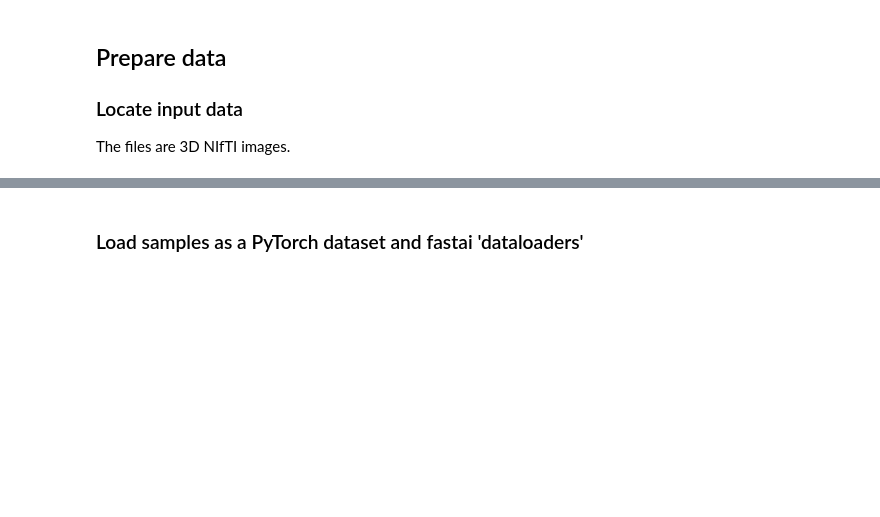
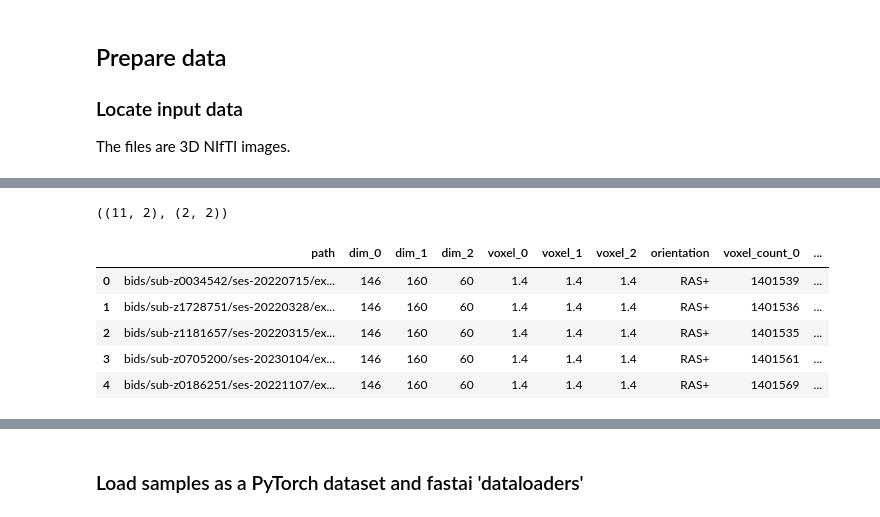
Before and after one commit to astewartau/prostate, a Jupyter notebook: prostate.ipynb, the cells around one changed output, grey strips where cells are left out. Cells and saved outputs as stored; diff of their text form; code cells hidden in the pictures; blank space fills up the shorter version.

```diff
--- a/prostate.ipynb
+++ b/prostate.ipynb
@@ -25,9 +16,9 @@ import fastMONAI.vision_all
 The files are 3D NIfTI images.
 # %%
 # Input data
-qsm_files = sorted(glob("data/bids/sub-*/ses-*/extra_data/*qsm.nii*"))
-seg_files = sorted(glob("data/bids/sub-*/ses-*/extra_data/*segmentation*clean_seeds.nii*"))
-t2s_files = sorted(glob("data/bids/sub-*/ses-*/extra_data/*t2starmap.nii*"))
-mag_files = sorted(glob("data/bids/sub-*/ses-*/extra_data/*magnitude_combined.nii*"))
+qsm_files = sorted(glob("bids/sub-*/ses-*/extra_data/*qsm.nii*"))
+seg_files = sorted(glob("bids/sub-*/ses-*/extra_data/*segmentation*clean_seeds.nii*"))
+t2s_files = sorted(glob("bids/sub-*/ses-*/extra_data/*t2starmap.nii*"))
+mag_files = sorted(glob("bids/sub-*/ses-*/extra_data/*magnitude_combined.nii*"))
 assert(len(qsm_files) == len(seg_files))
-print(f"{len(qsm_files)} NIfTI image sets found in data/bids (QSM, segmentations).")
+print(f"{len(qsm_files)} NIfTI image sets found in bids (QSM, segmentations).")
@@ -33,0 +27,3 @@ print(f"{len(qsm_files)} NIfTI image sets found in data/bids (QSM, segmentations
+# %%
+df = pd.DataFrame({ 'qsm_files' : qsm_files, 'seg_files' : seg_files })
+df
@@ -34,2 +45,16 @@ print(f"{len(qsm_files)} NIfTI image sets found in data/bids (QSM, segmentations
+# %%
+train_df, test_df = train_test_split(df, test_size=0.1, random_state=42)
+train_df.shape, test_df.shape
+# %% [output]
+((11, 2), (2, 2))
 # %%
-med_dataset = fastMONAI.vision_all.MedDataset(img_list=[qsm_files[0]], dtype=fastMONAI.vision_all.MedMask, max_workers=12)
+med_dataset = MedDataset(img_list=train_df.seg_files.tolist(), dtype=MedMask, max_workers=12)
+# %%
+med_dataset.df.head()
+# %% [output]
+|  | path | dim_0 | dim_1 | dim_2 | voxel_0 | voxel_1 | voxel_2 | orientation | voxel_count_0 | ... |
+| 0 | bids/sub-z0034542/ses-20220715/ex... | 146 | 160 | 60 | 1.4 | 1.4 | 1.4 | RAS+ | 1401539 | ... |
+| 1 | bids/sub-z1728751/ses-20220328/ex... | 146 | 160 | 60 | 1.4 | 1.4 | 1.4 | RAS+ | 1401536 | ... |
+| 2 | bids/sub-z1181657/ses-20220315/ex... | 146 | 160 | 60 | 1.4 | 1.4 | 1.4 | RAS+ | 1401535 | ... |
+| 3 | bids/sub-z0705200/ses-20230104/ex... | 146 | 160 | 60 | 1.4 | 1.4 | 1.4 | RAS+ | 1401561 | ... |
+| 4 | bids/sub-z0186251/ses-20221107/ex... | 146 | 160 | 60 | 1.4 | 1.4 | 1.4 | RAS+ | 1401569 | ... |
```
Also changed, not shown: parts of 23 cells of this notebook, 5 other files.
